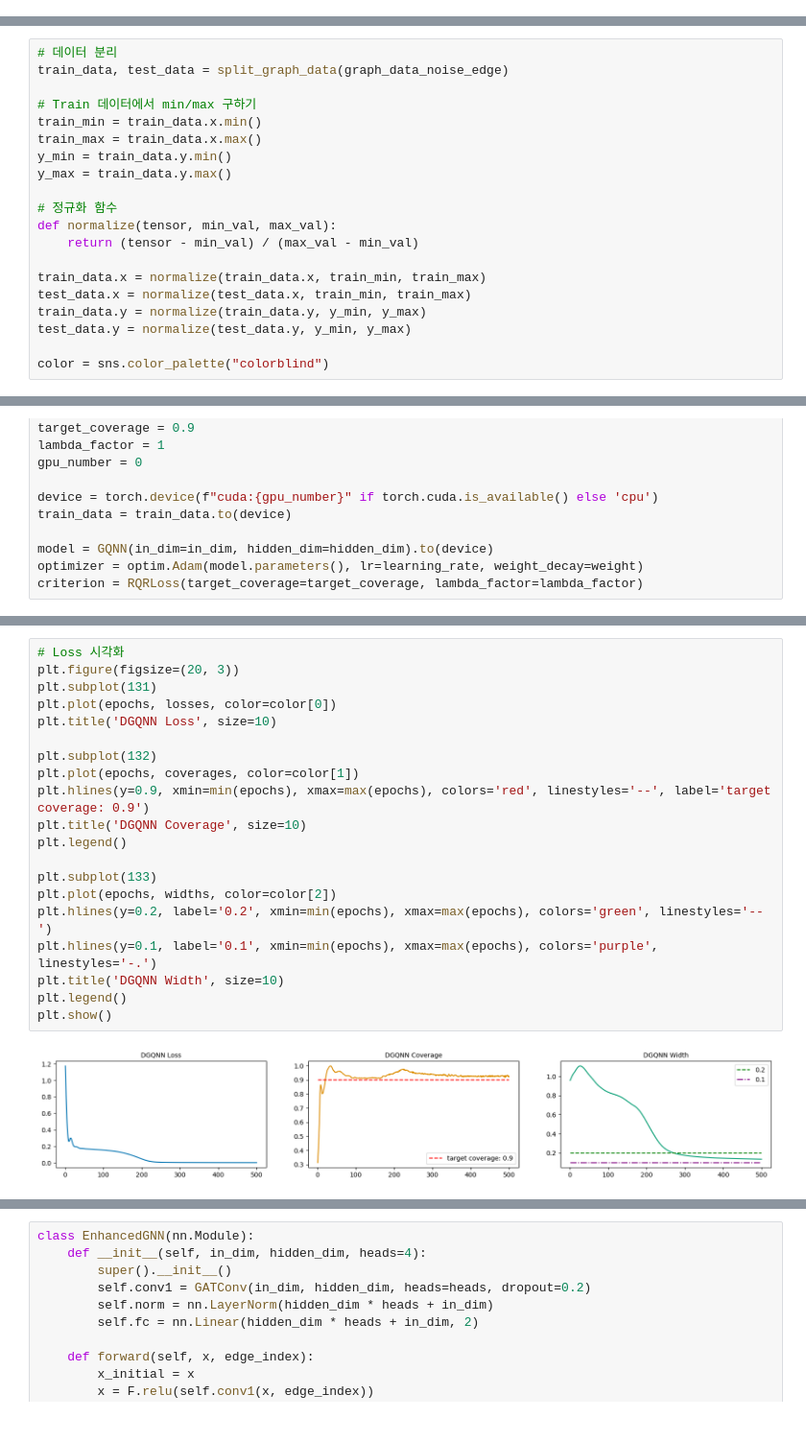
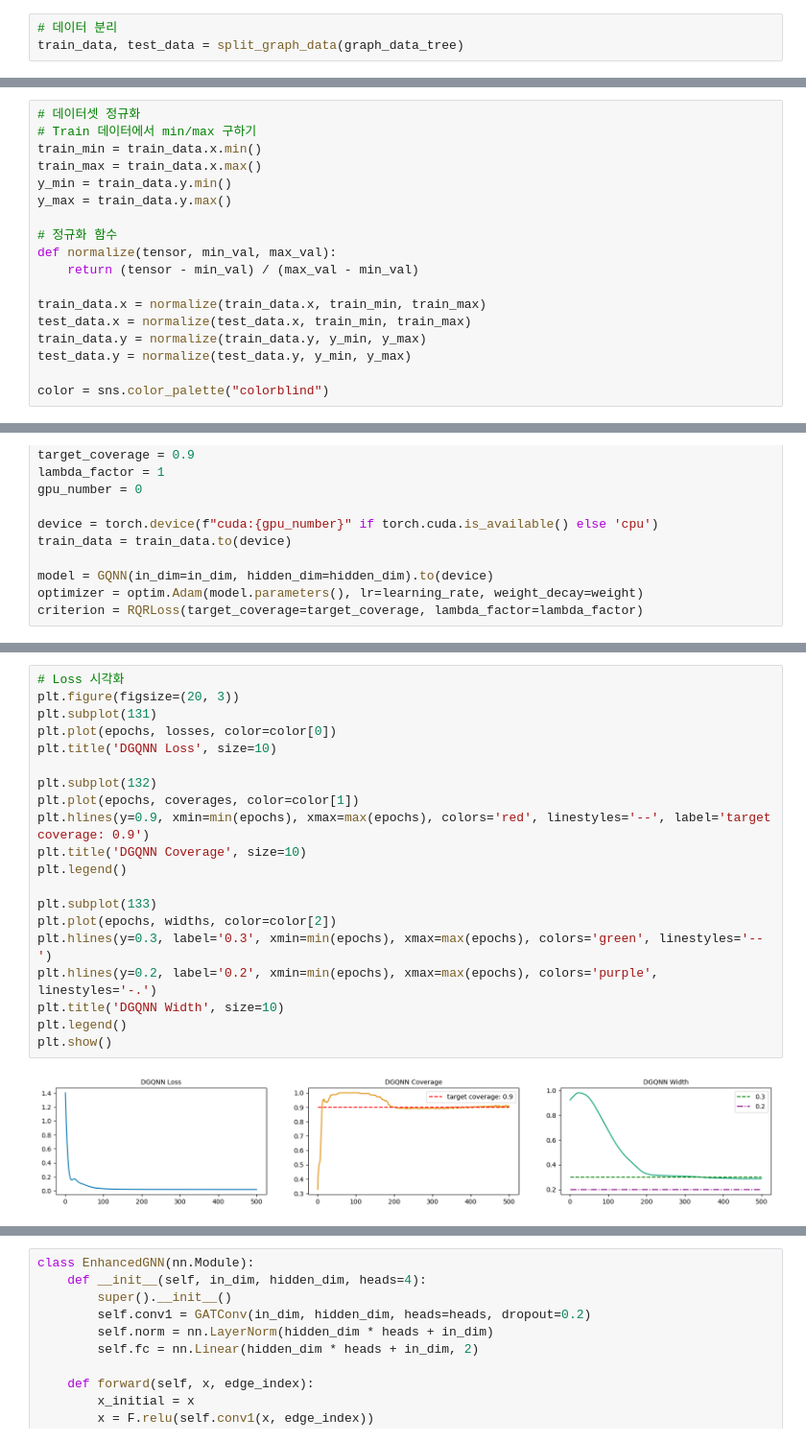
Before and after one commit to sybeam27/PQ-GNN, a Jupyter notebook: sy_250319.ipynb, the cells around one changed output, grey strips where cells are left out. Shown at 96% size. Saved outputs shown, nothing was run; the diff lists cells and outputs as text.

```diff
--- a/sy_250319.ipynb
+++ b/sy_250319.ipynb
@@ -729,0 +766,3 @@ class RQRLoss(nn.Module):
+# %%
+# 데이터 분리
+train_data, test_data = split_graph_data(graph_data_tree)
@@ -730,7 +774,5 @@ class RQRLoss(nn.Module):
 # %%
-# 데이터 분리
-train_data, test_data = split_graph_data(graph_data_noise_edge)
-
+# 데이터셋 정규화
 # Train 데이터에서 min/max 구하기
 train_min = train_data.x.min()
 train_max = train_data.x.max()
@@ -818,25 +855,25 @@ Epoch 490: Loss = 0.00, Coverage = 0.92, Width = 0.14
 # %%
 # Loss 시각화
 plt.figure(figsize=(20, 3))
 plt.subplot(131)
 plt.plot(epochs, losses, color=color[0])
 plt.title('DGQNN Loss', size=10)
 
 plt.subplot(132)
 plt.plot(epochs, coverages, color=color[1])
 plt.hlines(y=0.9, xmin=min(epochs), xmax=max(epochs), colors='red', linestyles='--', label='target coverage: 0.9')
 plt.title('DGQNN Coverage', size=10)
 plt.legend()
 
 plt.subplot(133)
 plt.plot(epochs, widths, color=color[2])
-plt.hlines(y=0.2, label='0.2', xmin=min(epochs), xmax=max(epochs), colors='green', linestyles='--')
-plt.hlines(y=0.1, label='0.1', xmin=min(epochs), xmax=max(epochs), colors='purple', linestyles='-.')
+plt.hlines(y=0.3, label='0.3', xmin=min(epochs), xmax=max(epochs), colors='green', linestyles='--')
+plt.hlines(y=0.2, label='0.2', xmin=min(epochs), xmax=max(epochs), colors='purple', linestyles='-.')
 plt.title('DGQNN Width', size=10)
 plt.legend()
 plt.show()
 # %% [output]
-[figure, old version]
+[figure, new version]
 # %%
 # train 데이터셋 평가
 model.eval()
```
Also changed, not shown: parts of 9 cells of this notebook.
